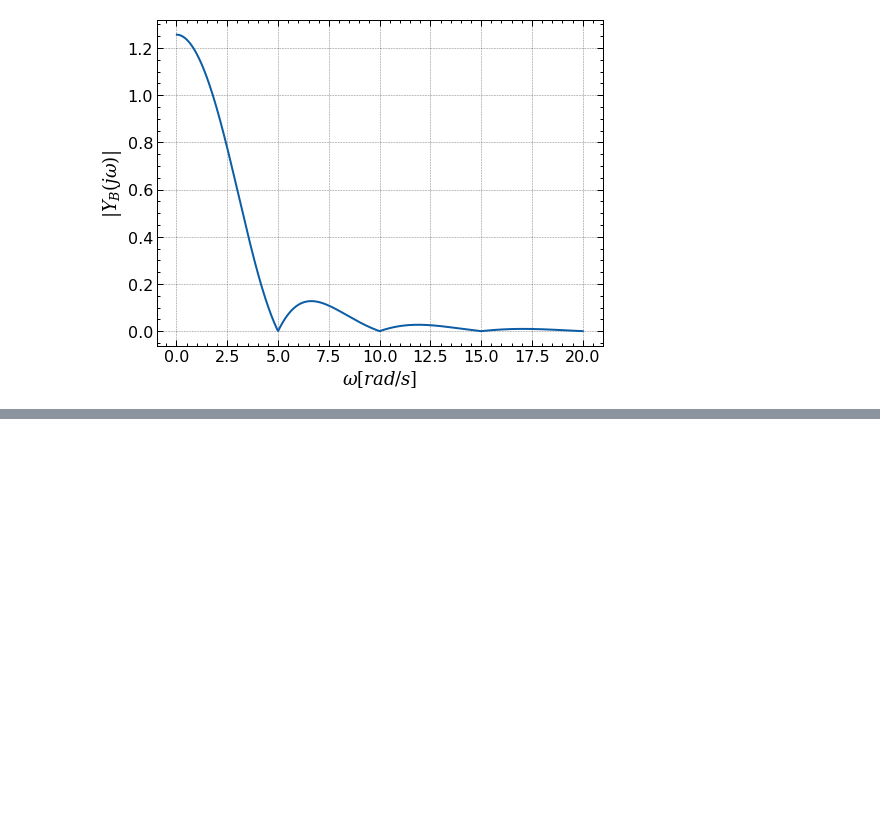
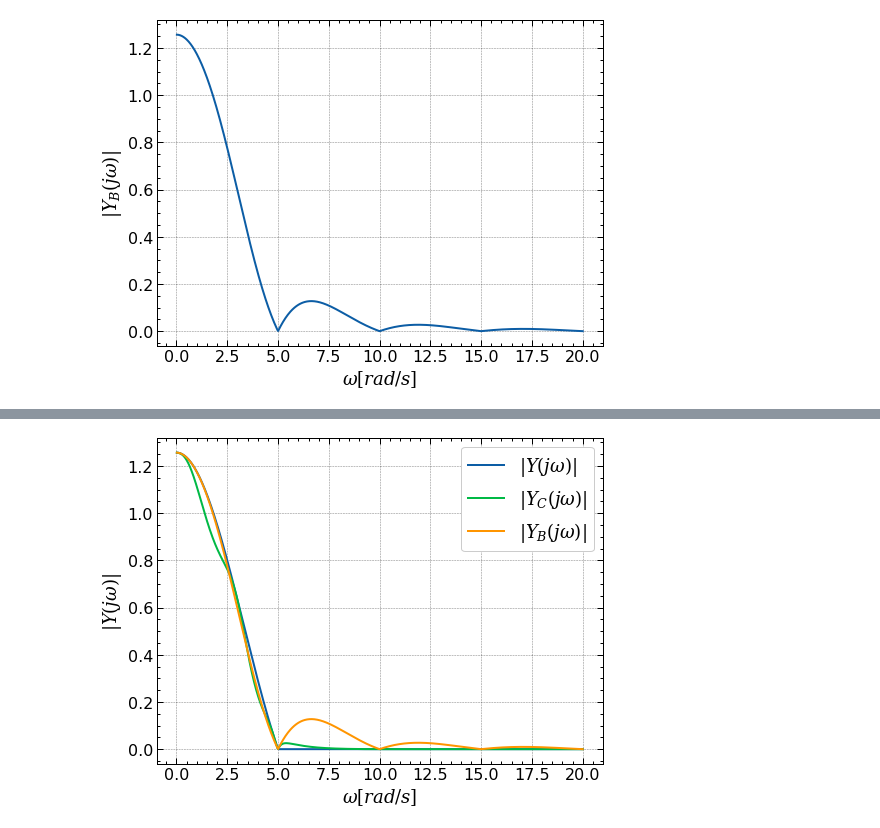
Before and after one commit to vquadrado/EFC3-Analise-de-Sinais, a Jupyter notebook: efc3_225357.ipynb, the cells around one changed output, grey strips where cells are left out. Cells and saved outputs as stored; diff of their text form; code cells hidden in the pictures; blank space fills up the shorter version.

```diff
--- a/efc3_225357.ipynb
+++ b/efc3_225357.ipynb
@@ -200,0 +228,17 @@ plt.savefig('(g2).png')
+# %%
+Yjw_vector = np.abs(np.multiply(Hideal_vector, Xjw_vector))
+plt.plot(w, Yjw_vector, label = f'$|Y(j\omega)|$')
+
+YCjw_vector = np.abs(np.multiply(chebyshev_vector, Xjw_vector))
+plt.plot(w, YCjw_vector, label = f'$|Y_C(j\omega)|$')
+
+YBjw_vector = np.abs(np.multiply(butterworth_vector, Xjw_vector))
+plt.plot(w, YBjw_vector, label = f'$|Y_B(j\omega)|$')
+
+plt.xlabel('$\omega[rad/s]$', fontsize=18)
+plt.ylabel(f'$|Y(j\omega)|$', fontsize=18)
+plt.legend(loc='upper right', fontsize=18)
+
+plt.savefig('(h2).png')
+# %% [output]
+[figure, added]
```
Also changed, not shown: parts of 1 cell of this notebook, 4 other files.
